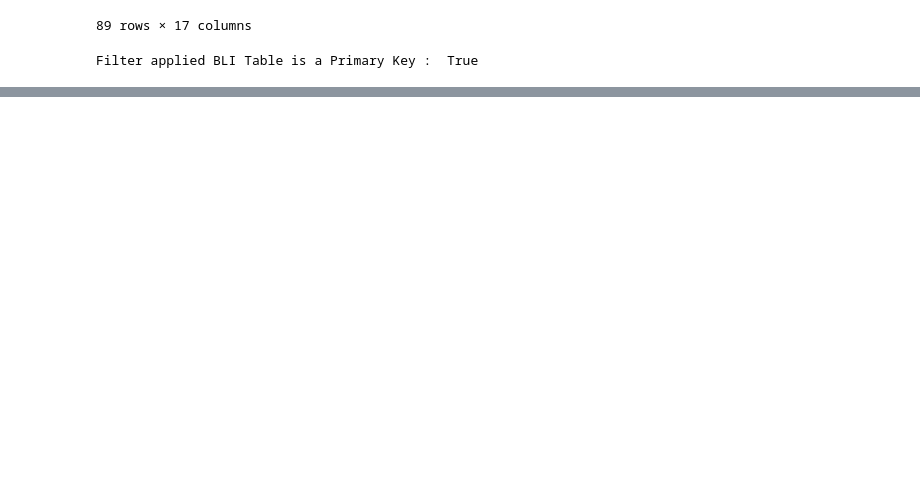
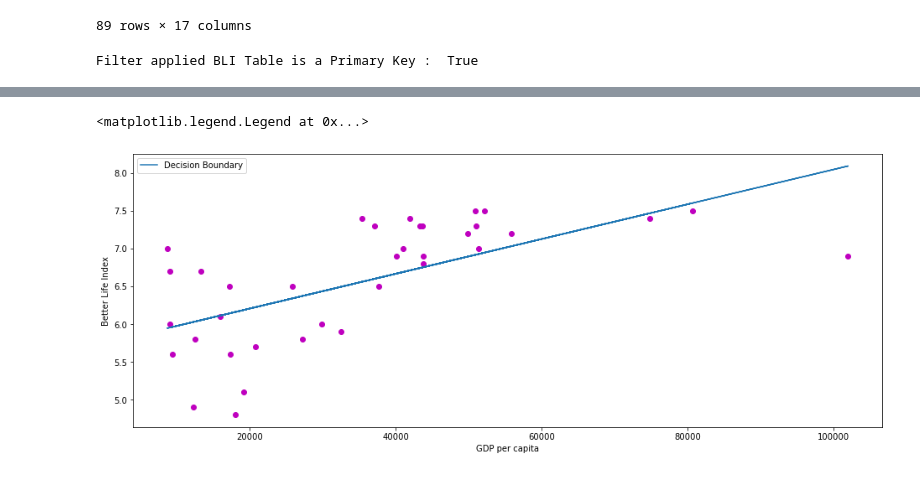
Before and after one commit to nexus-aeon/hands_on_machine_learning, a Jupyter notebook: model_vs_instance_learning.ipynb, the cells around one changed output, grey strips where cells are left out. Cells and saved outputs as stored; diff of their text form; code cells hidden in the pictures; blank space fills up the shorter version.

```diff
--- a/model_vs_instance_learning.ipynb
+++ b/model_vs_instance_learning.ipynb
@@ -106,0 +125,5 @@ bli_gdp_df.head(2)
+# %%
+#Make the dataframe values as traditional X,y numpy arrays for sklearn.
+X, y = bli_gdp_df["GDP per capita"].values.reshape(-1, 1), bli_gdp_df["Better Life Index"].values
+#Split the dataset into test and train sets.
+X_train, X_test, y_train, y_test = train_test_split(X, y, test_size=0.05, shuffle=True)
@@ -106,0 +141,11 @@ bli_gdp_df.head(2)
+# %%
+#Visualize the trained model.
+fig, ax = plt.subplots(figsize=(16, 6))
+ax.set_xlabel("GDP per capita")
+ax.set_ylabel("Better Life Index")
+ax.scatter(X.squeeze(), y, c='m')
+ax.plot(X.squeeze(), lr_model.predict(X), label="Decision Boundary")
+plt.legend()
+# %% [output]
+<matplotlib.legend.Legend at 0x...>
+[figure, added]
```
Also changed, not shown: parts of 10 cells of this notebook.
